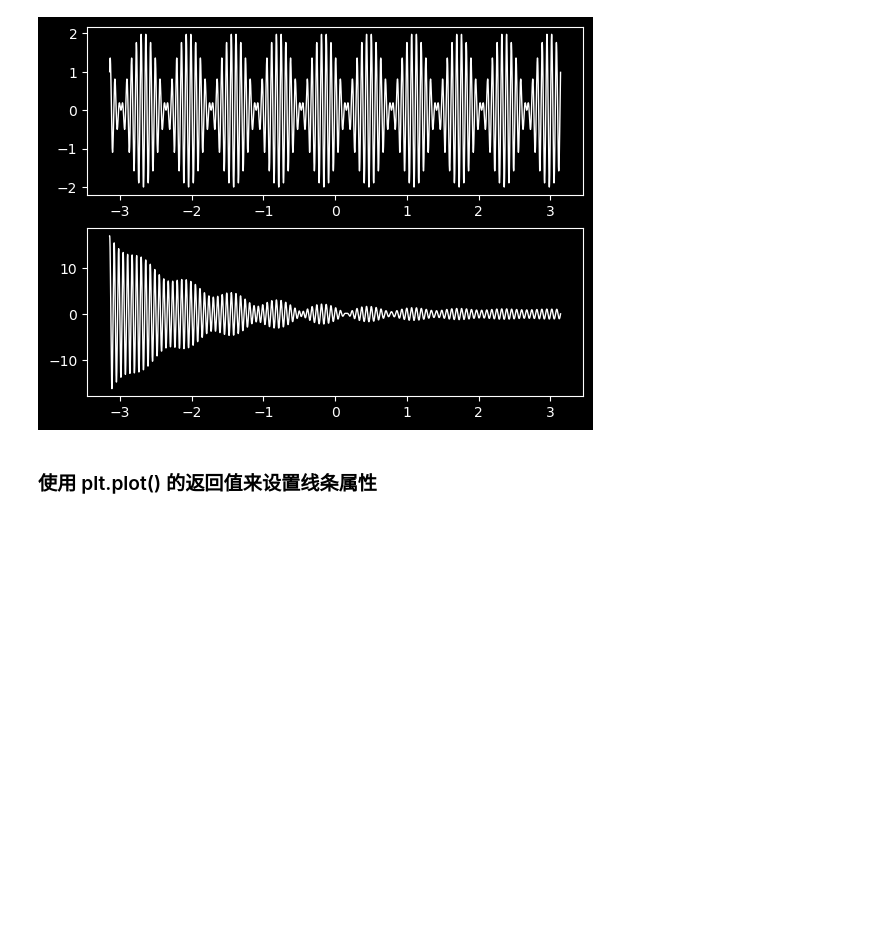
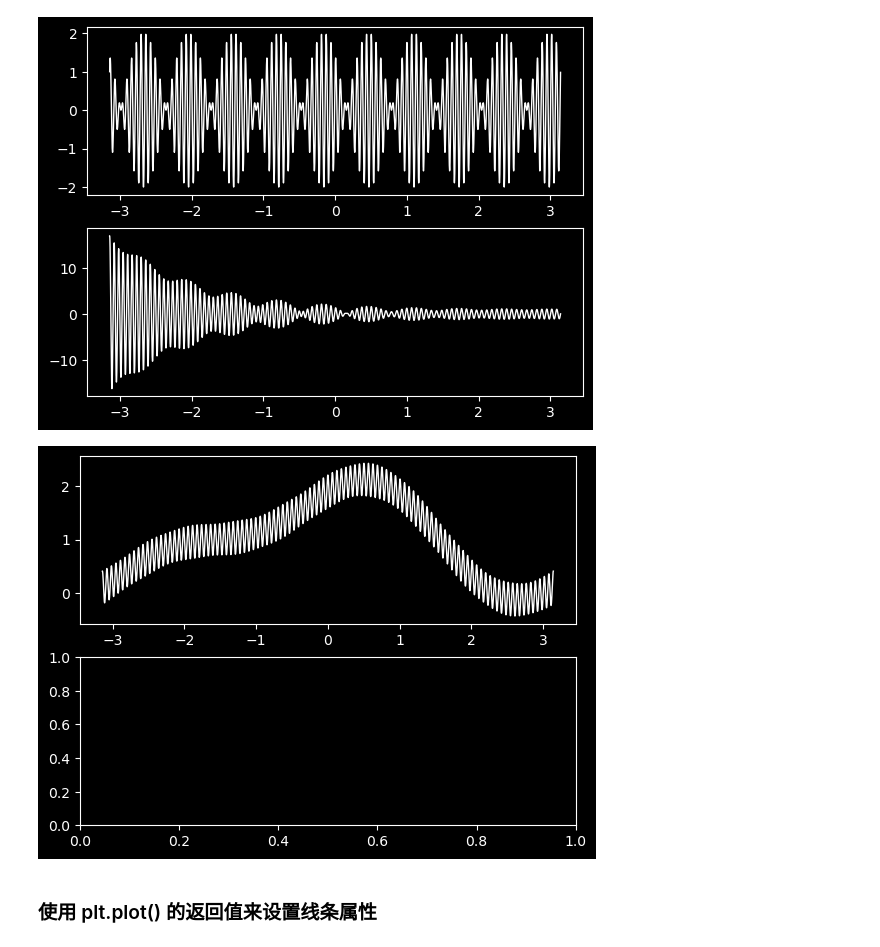
Before and after one commit to xfli376/Lecture, a Jupyter notebook: EM/EM-beamer/pyplot-.ipynb, the cells around one changed output. Saved outputs shown, nothing was run; the diff lists cells and outputs as text; code cells hidden in the pictures; blank space fills up the shorter version.

```diff
--- a/EM/EM-beamer/pyplot-.ipynb
+++ b/EM/EM-beamer/pyplot-.ipynb
@@ -13,6 +13,23 @@ plt.savefig("./figs/my.png")
 plt.show();
 # %% [output]
 [figure]
+# %%
+import numpy as np
+import matplotlib.pyplot as plt
+plt1 =plt.subplot(211)
+plt2 =plt.subplot(212)
+x = np.arange(- np.pi, np.pi, 0.001)
+y1 = 1+0.9*np.cos(x)
+y2 = 0.4*np.sin(2*x)
+y3 = 0.3*np.cos(100*x)
+y4 = 0.1*np.cos(90*x)
+y4 = 0.01*np.cos(110*x)
+
+plt1.plot(x, y1+y2+y3+y4, linewidth=1.0, color='w')
+plt.savefig("./figs/my1.png")
+plt.show();
+# %% [output]
+[figure, added]
 # %% [markdown]
 ### 使用 plt.plot() 的返回值来设置线条属性
 # %% [markdown]
```
Also changed, not shown: 5 other files.
